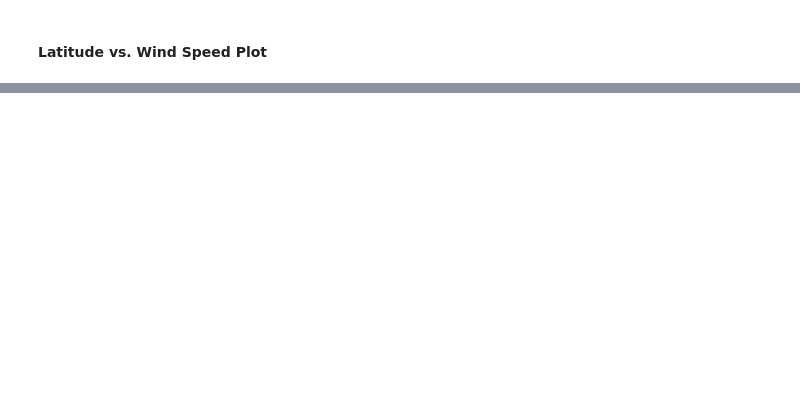
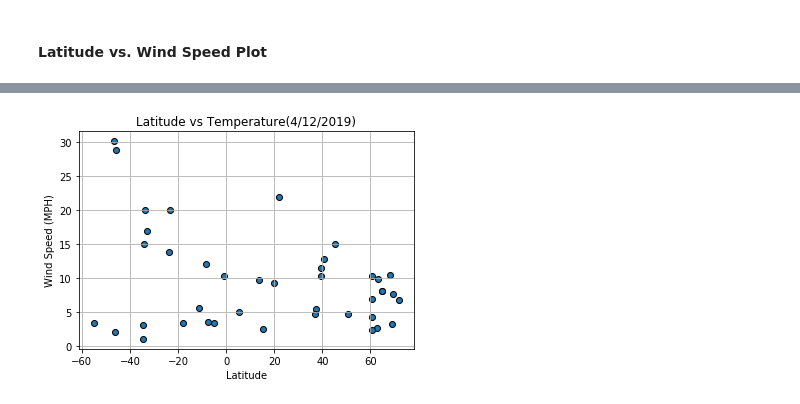
Before and after one commit to awindmiller/WeatherPy, a Jupyter notebook: WeatherPy.ipynb, the cells around one changed output, grey strips where cells are left out. Cells and saved outputs as stored; diff of their text form; code cells hidden in the pictures; blank space fills up the shorter version.

```diff
--- a/WeatherPy.ipynb
+++ b/WeatherPy.ipynb
@@ -134,0 +175,10 @@ dtype: int64
+# %%
+Windy = CitiesDf["Wind Speed"]
+plt.scatter(Latx, Windy, edgecolor="black")
+plt.xlabel("Latitude")
+plt.ylabel("Wind Speed (MPH)")
+plt.title("Latitude vs Temperature(4/12/2019)")
+plt.grid(True)
+plt.show()
+# %% [output]
+[figure, added]
```
Also changed, not shown: parts of 13 cells of this notebook.
